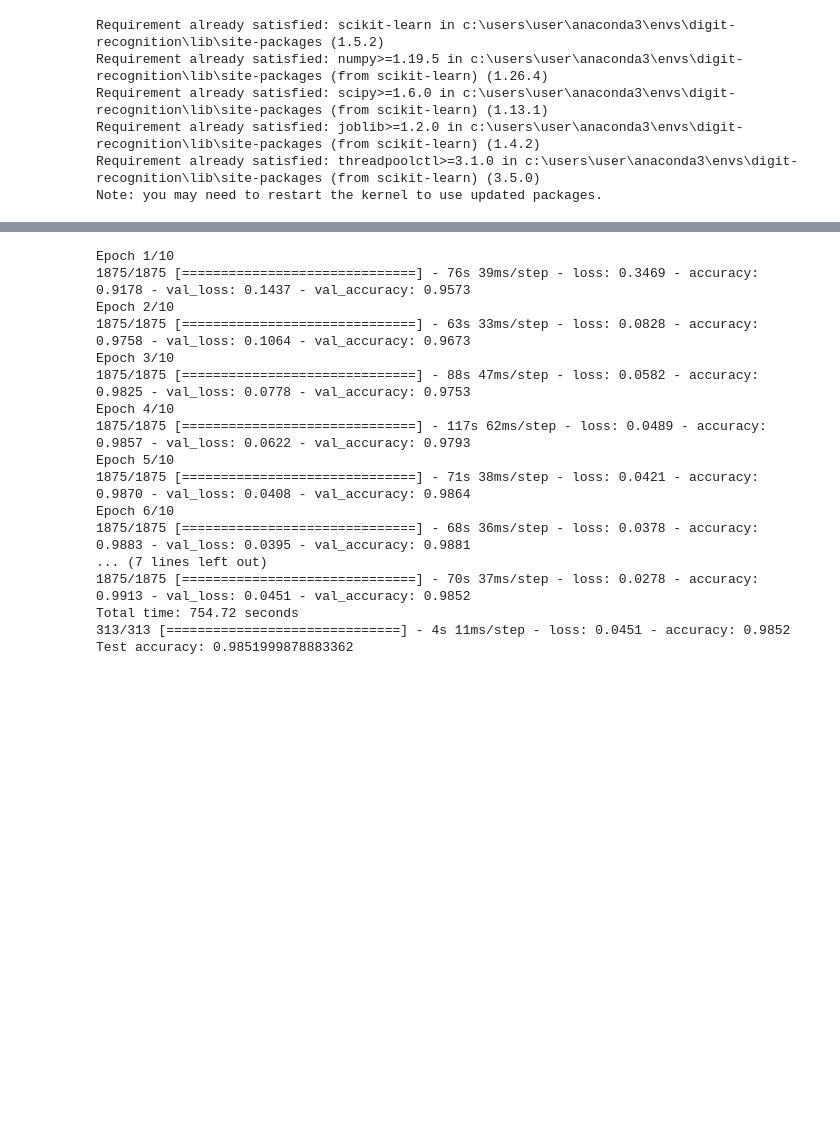
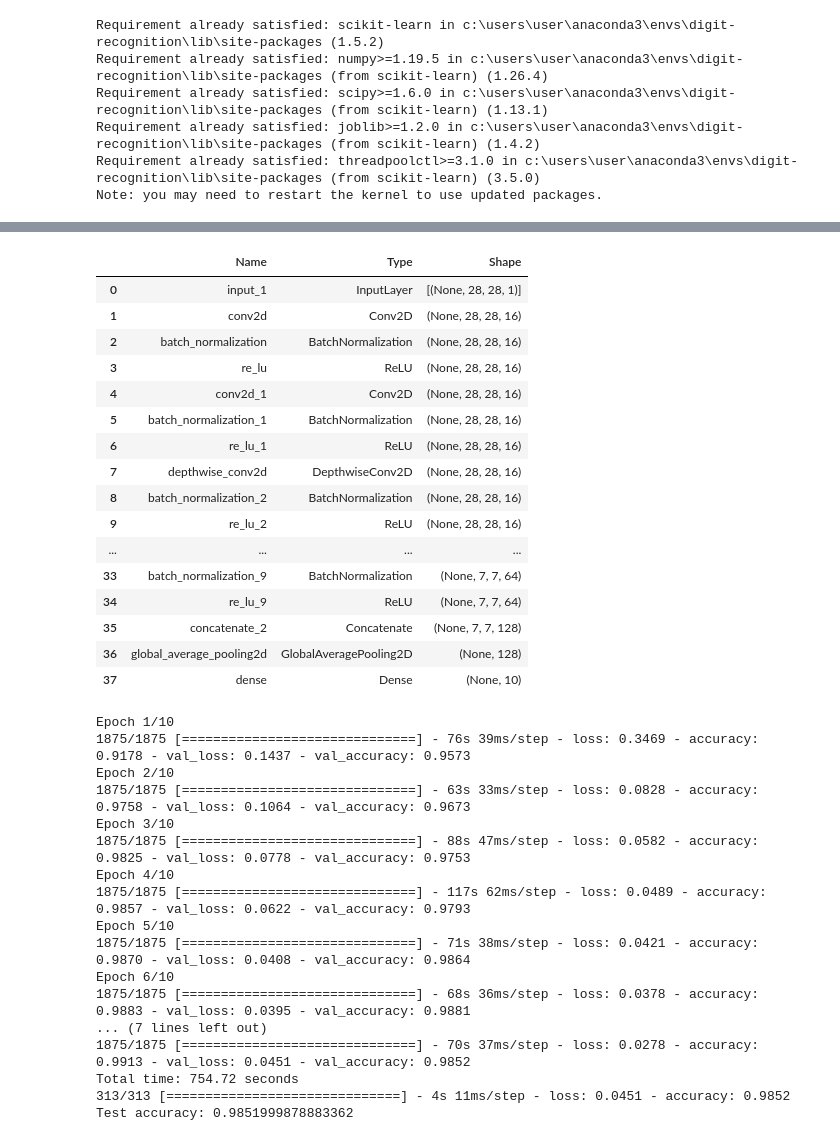
Before and after one commit to onesinus/cnn-model-optimizing, a Jupyter notebook: ghostnet-mnist.ipynb, the cells around one changed output, grey strips where cells are left out. Drawn from its saved outputs; the diff is of its cells as text; code cells hidden in the pictures; blank space fills up the shorter version.

```diff
--- a/ghostnet-mnist.ipynb
+++ b/ghostnet-mnist.ipynb
@@ -99,0 +110,6 @@ ________________________________________________________________________________
+# %%
+import pandas as pd
+table_ghost_arch=pd.DataFrame(columns=["Name","Type","Shape"])
+for layer in model.layers:
+    new_row = {"Name":layer.name, "Type": layer.__class__.__name__,"Shape":layer.output_shape}
+    table_ghost_arch = pd.concat([table_ghost_arch, pd.DataFrame([new_row])], ignore_index=True)
@@ -99,0 +125,20 @@ ________________________________________________________________________________
+# %%
+table_ghost_arch
+# %% [output]
+|  | Name | Type | Shape |
+| 0 | input_1 | InputLayer | [(None, 28, 28, 1)] |
+| 1 | conv2d | Conv2D | (None, 28, 28, 16) |
+| 2 | batch_normalization | BatchNormalization | (None, 28, 28, 16) |
+| 3 | re_lu | ReLU | (None, 28, 28, 16) |
+| 4 | conv2d_1 | Conv2D | (None, 28, 28, 16) |
+| 5 | batch_normalization_1 | BatchNormalization | (None, 28, 28, 16) |
+| 6 | re_lu_1 | ReLU | (None, 28, 28, 16) |
+| 7 | depthwise_conv2d | DepthwiseConv2D | (None, 28, 28, 16) |
+| 8 | batch_normalization_2 | BatchNormalization | (None, 28, 28, 16) |
+| 9 | re_lu_2 | ReLU | (None, 28, 28, 16) |
+| ... | ... | ... | ... |
+| 33 | batch_normalization_9 | BatchNormalization | (None, 7, 7, 64) |
+| 34 | re_lu_9 | ReLU | (None, 7, 7, 64) |
+| 35 | concatenate_2 | Concatenate | (None, 7, 7, 128) |
+| 36 | global_average_pooling2d | GlobalAveragePooling2D | (None, 128) |
+| 37 | dense | Dense | (None, 10) |
```
Also changed, not shown: parts of 5 cells of this notebook, 7 other files.
